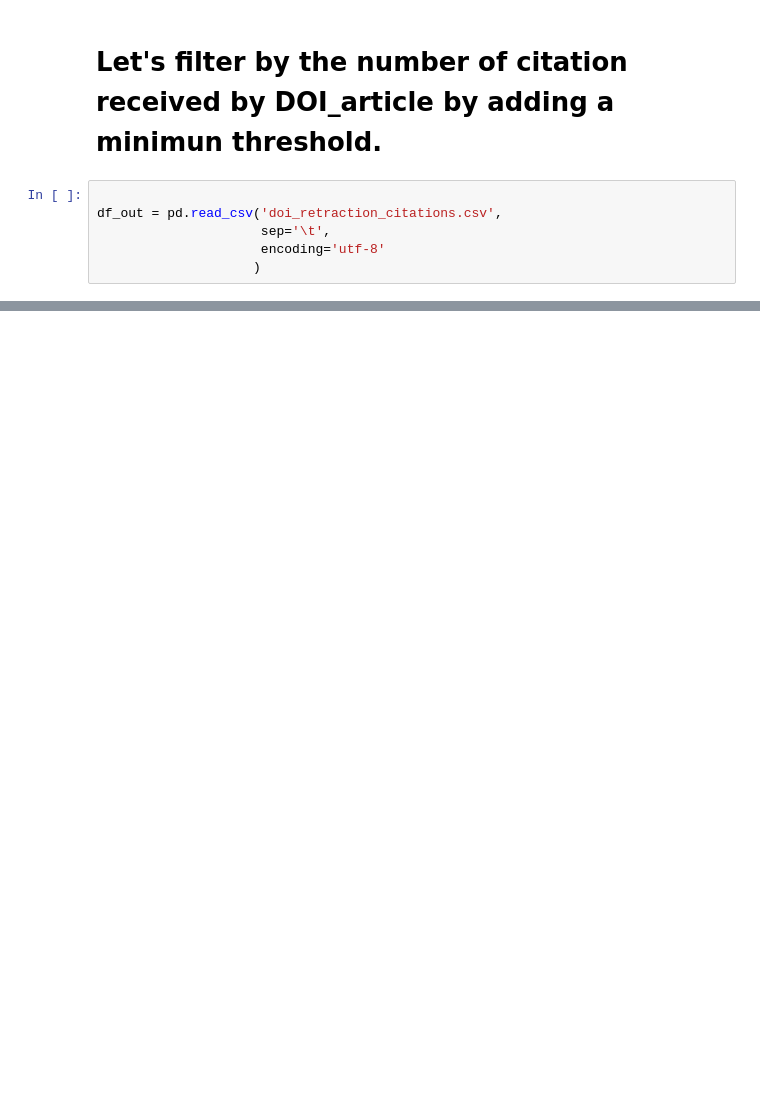
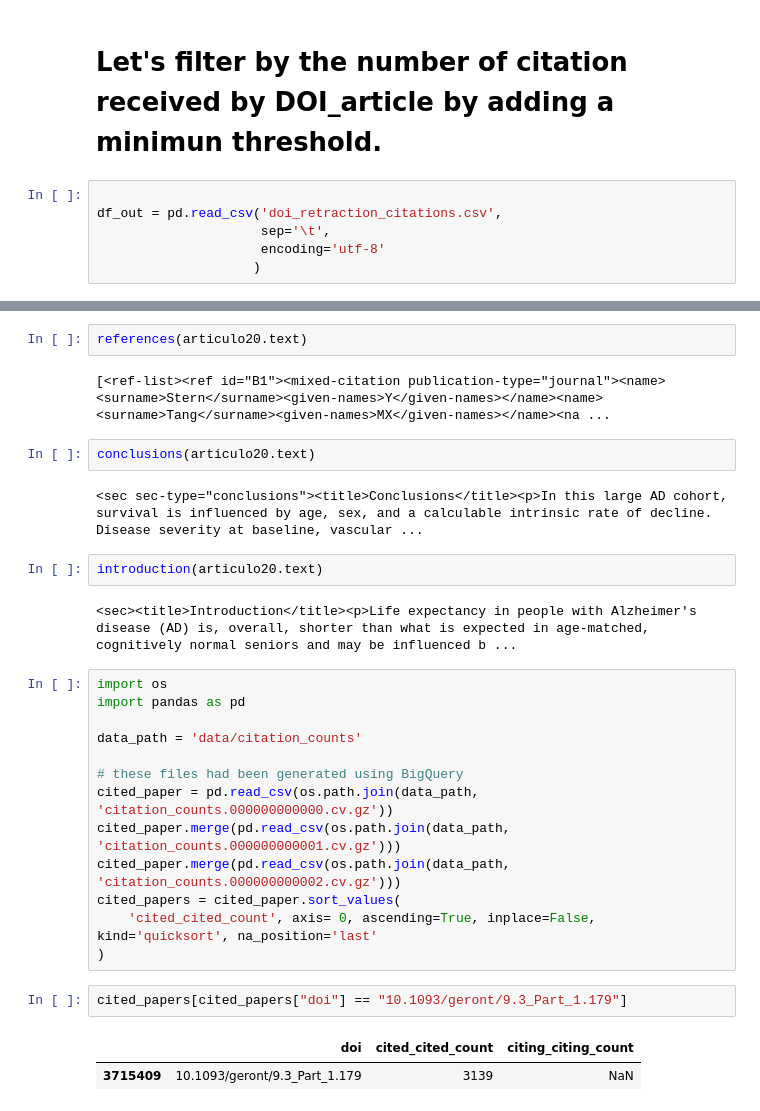
Before and after one commit to dciudadr/eLife_retractions, a Jupyter notebook: retractionwatch.ipynb, the cells around one changed output, grey strips where cells are left out. Drawn from its saved outputs; the diff is of its cells as text; blank space fills up the shorter version.

```diff
--- a/retractionwatch.ipynb
+++ b/retractionwatch.ipynb
@@ -626,0 +1183,30 @@ b'<!DOCTYPE article PUBLIC "-//NLM//DTD JATS (Z39.96) Journal Archiving and Inte
+# %%
+references(articulo20.text)
+# %% [output]
+[<ref-list><ref id="B1"><mixed-citation publication-type="journal"><name><surname>Stern</surname><given-names>Y</given-names></name><name><surname>Tang</surname><given-names>MX</given-names></name><na ...
+# %%
+conclusions(articulo20.text)
+# %% [output]
+<sec sec-type="conclusions"><title>Conclusions</title><p>In this large AD cohort, survival is influenced by age, sex, and a calculable intrinsic rate of decline. Disease severity at baseline, vascular ...
+# %%
+introduction(articulo20.text)
+# %% [output]
+<sec><title>Introduction</title><p>Life expectancy in people with Alzheimer's disease (AD) is, overall, shorter than what is expected in age-matched, cognitively normal seniors and may be influenced b ...
+# %%
+import os
+import pandas as pd
+
+data_path = 'data/citation_counts'
+
+# these files had been generated using BigQuery
+cited_paper = pd.read_csv(os.path.join(data_path, 'citation_counts.000000000000.cv.gz'))
+cited_paper.merge(pd.read_csv(os.path.join(data_path, 'citation_counts.000000000001.cv.gz')))
+cited_paper.merge(pd.read_csv(os.path.join(data_path, 'citation_counts.000000000002.cv.gz')))
+cited_papers = cited_paper.sort_values(
+    'cited_cited_count', axis= 0, ascending=True, inplace=False, kind='quicksort', na_position='last'
+)
+# %%
+cited_papers[cited_papers["doi"] == "10.1093/geront/9.3_Part_1.179"]
+# %% [output]
+|  | doi | cited_cited_count | citing_citing_count |
+| 3715409 | 10.1093/geront/9.3_Part_1.179 | 3139 | NaN |
```
Also changed, not shown: parts of 93 cells of this notebook, 11 other files.
